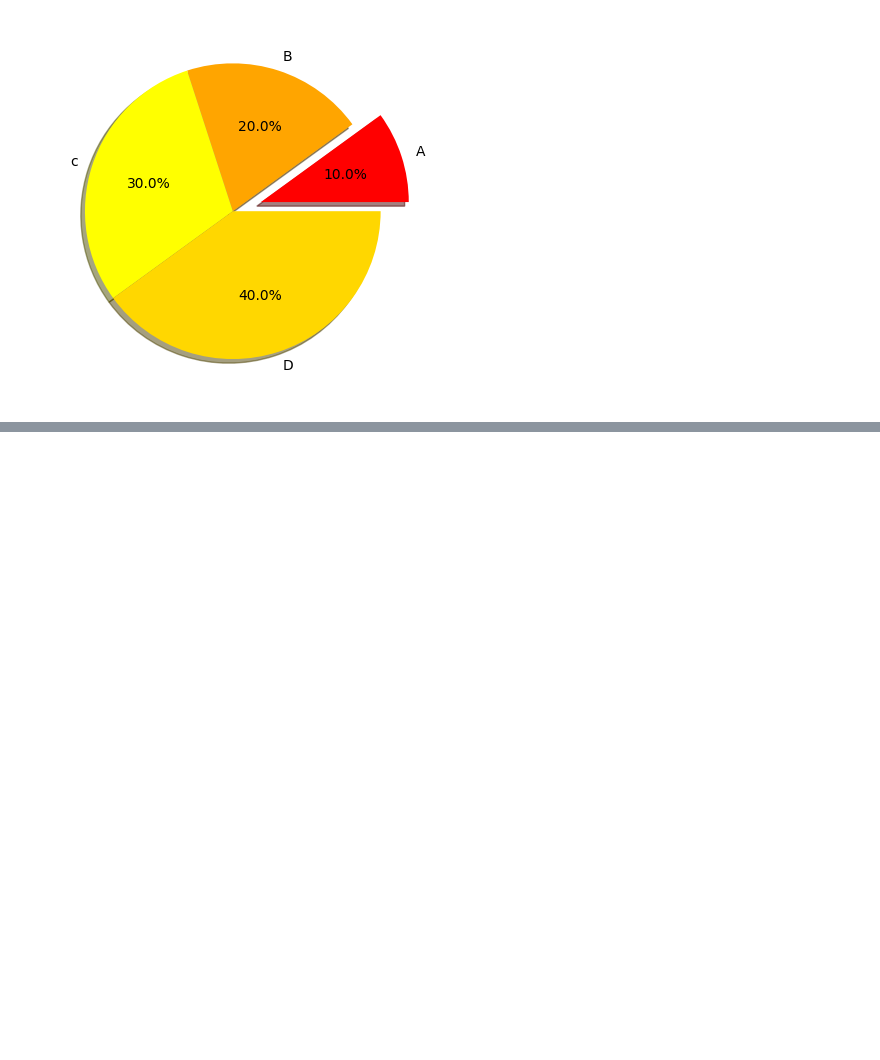
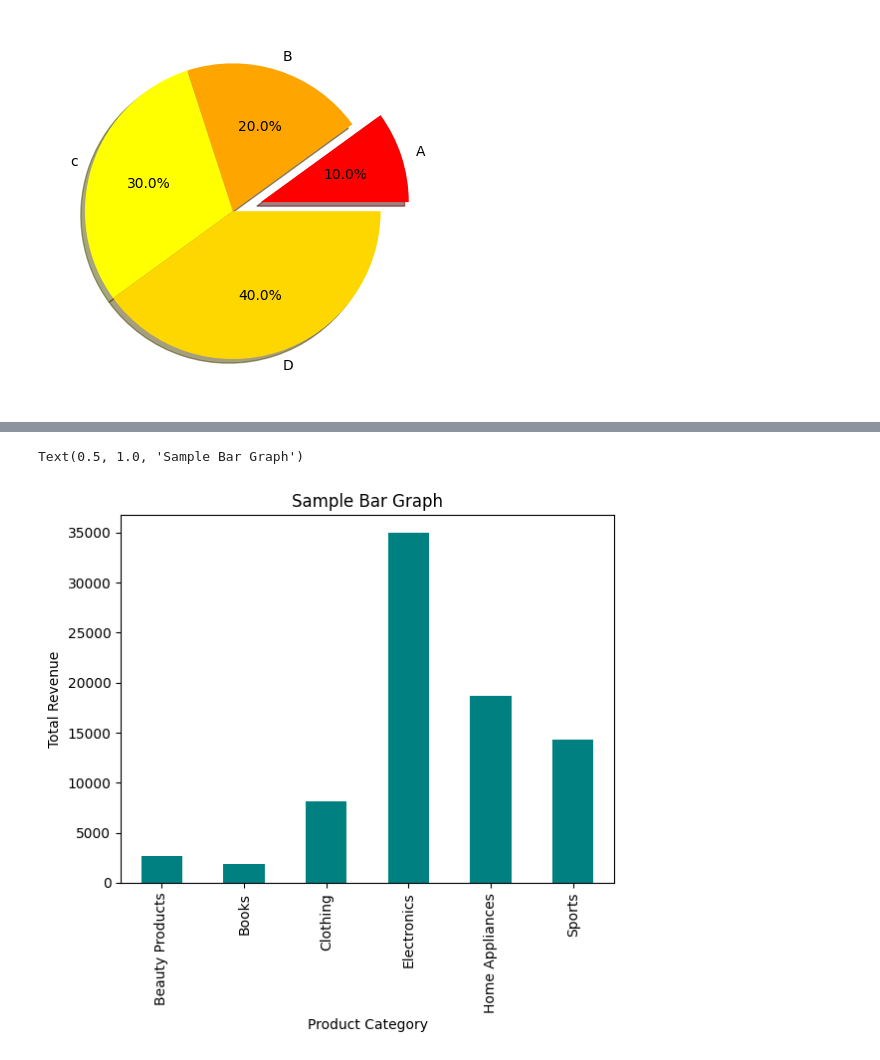
Before and after one commit to ShivamAttri05/Data_Science_Progress, a Jupyter notebook: Python/Chapter-10/10.5-Matplotlib.ipynb, the cells around one changed output, grey strips where cells are left out. Saved outputs shown, nothing was run; the diff lists cells and outputs as text; code cells hidden in the pictures; blank space fills up the shorter version.

```diff
--- a/Python/Chapter-10/10.5-Matplotlib.ipynb
+++ b/Python/Chapter-10/10.5-Matplotlib.ipynb
@@ -129,3 +129,9 @@ plt.pie(sizes,labels=labels,explode=explode,colors=colors, autopct='%1.1f%%', sh
   Text(-0.5706339464678661, 0.18541008370233936, '30.0%'),
   Text(0.18541027644321104, -0.5706338838425669, '40.0%')])
 [figure]
+# %%
+# Sales data visualization
+
+import pandas as pd
+salesdata= pd.read_csv('sales_data.csv')
+salesdata.head(5)
@@ -131,0 +145,4 @@ plt.pie(sizes,labels=labels,explode=explode,colors=colors, autopct='%1.1f%%', sh
+# %%
+# Plot total sales by product
+totalSales = salesdata.groupby('Product Category')['Total Revenue'].sum()
+totalSales
@@ -131,0 +158,13 @@ plt.pie(sizes,labels=labels,explode=explode,colors=colors, autopct='%1.1f%%', sh
+# %%
+barGraph = totalSales.plot(kind='bar', color = 'teal')
+barGraph
+
+# Set axis labels
+barGraph.set_xlabel('Product Category')
+barGraph.set_ylabel('Total Revenue')
+
+# Set chart title
+barGraph.set_title('Sample Bar Graph')
+# %% [output]
+Text(0.5, 1.0, 'Sample Bar Graph')
+[figure, added]
```
Also changed, not shown: parts of 2 cells of this notebook, 1 other file.
